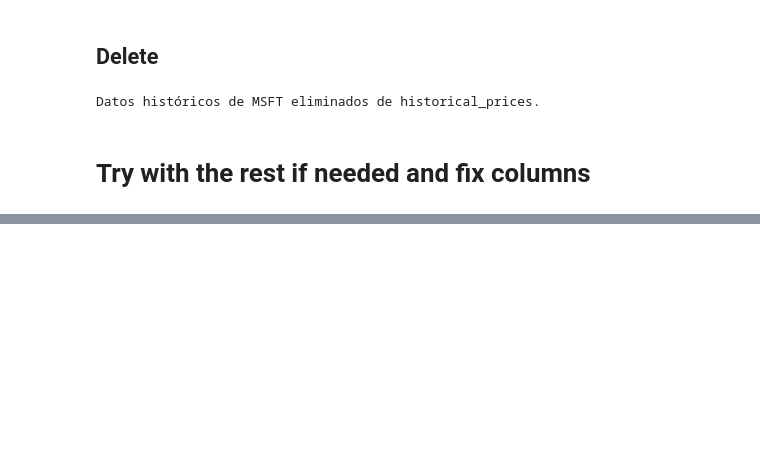
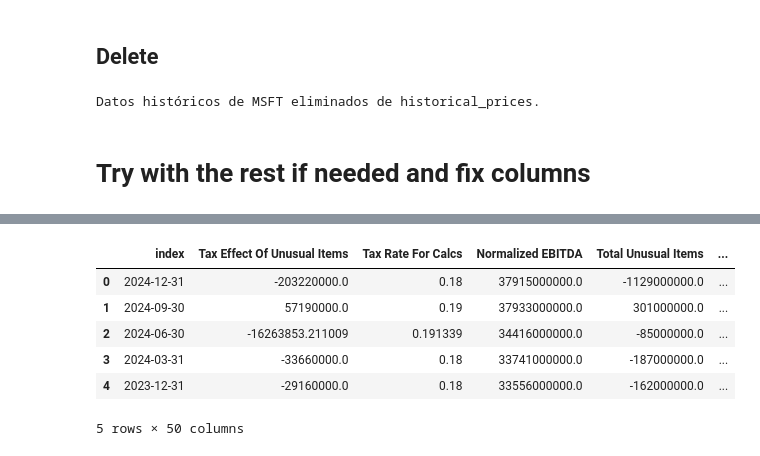
Before and after one commit to jamesrubio23/Portfolio_Advisor, a Jupyter notebook: download_data_to_db.ipynb, the cells around one changed output, grey strips where cells are left out. Cells and saved outputs as stored; diff of their text form; code cells hidden in the pictures; blank space fills up the shorter version.

```diff
--- a/download_data_to_db.ipynb
+++ b/download_data_to_db.ipynb
@@ -605,0 +652,21 @@ Datos históricos de MSFT eliminados de historical_prices.
+# %%
+engine = connect_db()
+
+stock = yf.Ticker(ticker)
+
+if not hasattr(stock, "quarterly_financials") or stock.quarterly_financials.empty:
+    print(f"No se encontraron datos financieros trimestrales para {ticker}.")
+
+df = stock.quarterly_financials.transpose().reset_index()
+df["date_reported"] = pd.to_datetime(df["index"])
+df["ticker"] = ticker
+# %%
+df.head()
+# %% [output]
+|  | index | Tax Effect Of Unusual Items | Tax Rate For Calcs | Normalized EBITDA | Total Unusual Items | ... |
+| 0 | 2024-12-31 | -203220000.0 | 0.18 | 37915000000.0 | -1129000000.0 | ... |
+| 1 | 2024-09-30 | 57190000.0 | 0.19 | 37933000000.0 | 301000000.0 | ... |
+| 2 | 2024-06-30 | -16263853.211009 | 0.191339 | 34416000000.0 | -85000000.0 | ... |
+| 3 | 2024-03-31 | -33660000.0 | 0.18 | 33741000000.0 | -187000000.0 | ... |
+| 4 | 2023-12-31 | -29160000.0 | 0.18 | 33556000000.0 | -162000000.0 | ... |
+5 rows × 50 columns
```
Also changed, not shown: parts of 20 cells of this notebook.
